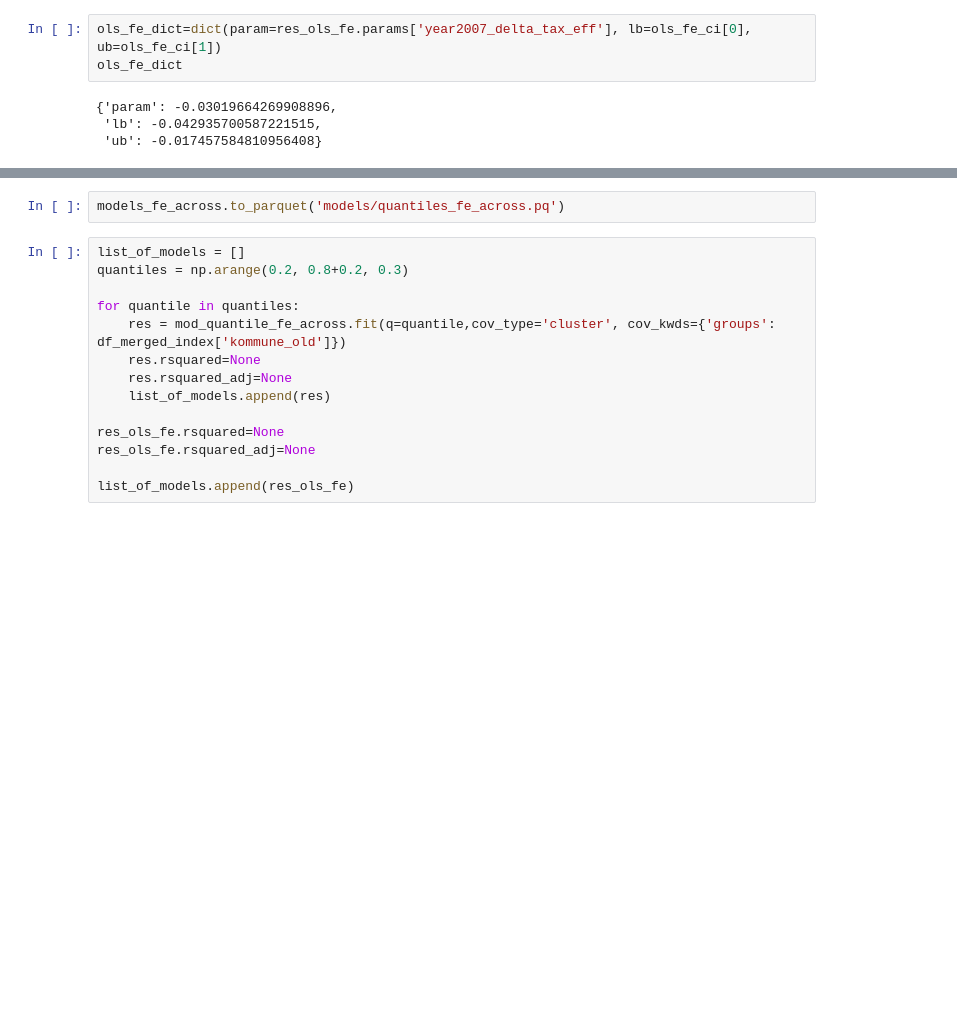
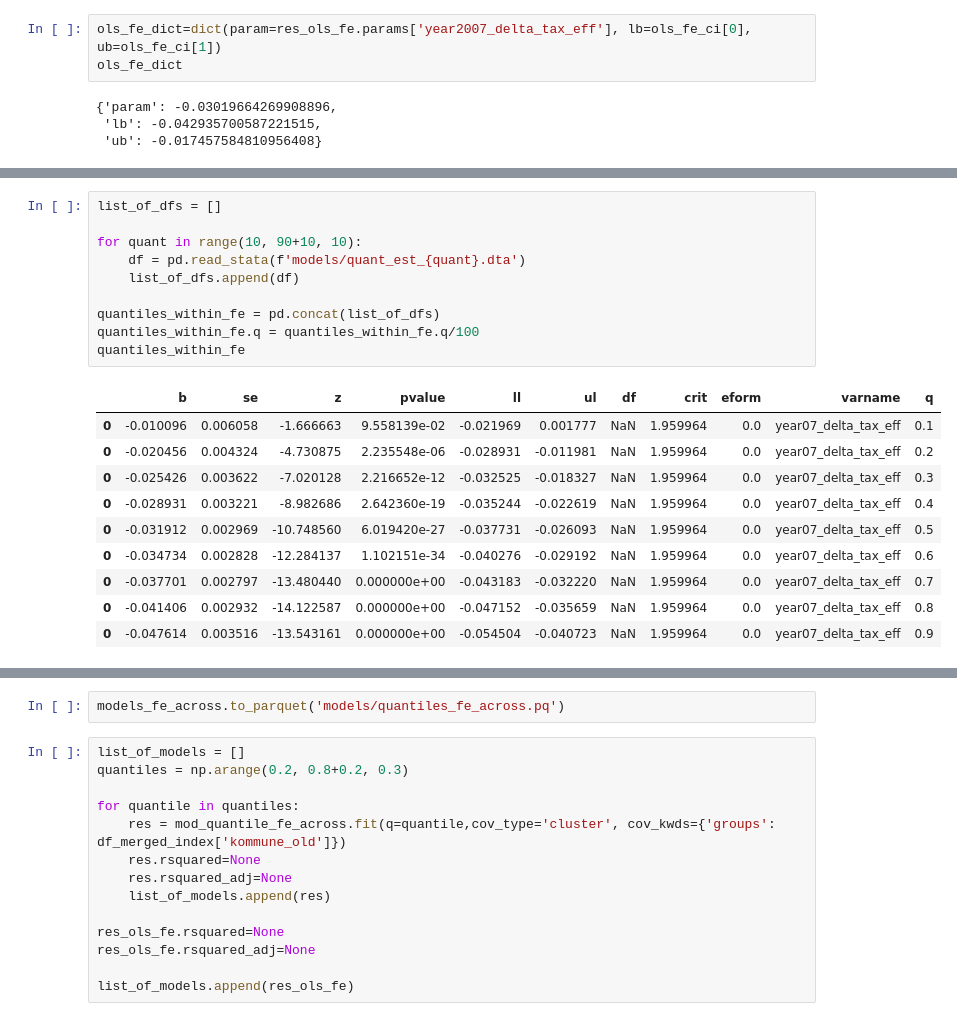
Before and after one commit to jorgenhost/No_taxation_without_capitalization, a Jupyter notebook: 5_main.ipynb, the cells around one changed output, grey strips where cells are left out. Drawn from its saved outputs; the diff is of its cells as text; blank space fills up the shorter version.

```diff
--- a/5_main.ipynb
+++ b/5_main.ipynb
@@ -628,0 +659,21 @@ plt.show()
+# %%
+list_of_dfs = []
+
+for quant in range(10, 90+10, 10):
+    df = pd.read_stata(f'models/quant_est_{quant}.dta')
+    list_of_dfs.append(df)
+
+quantiles_within_fe = pd.concat(list_of_dfs)
+quantiles_within_fe.q = quantiles_within_fe.q/100
+quantiles_within_fe
+# %% [output]
+|  | b | se | z | pvalue | ll | ul | df | crit | eform | varname | q |
+| 0 | -0.010096 | 0.006058 | -1.666663 | 9.558139e-02 | -0.021969 | 0.001777 | NaN | 1.959964 | 0.0 | year07_delta_tax_eff | 0.1 |
+| 0 | -0.020456 | 0.004324 | -4.730875 | 2.235548e-06 | -0.028931 | -0.011981 | NaN | 1.959964 | 0.0 | year07_delta_tax_eff | 0.2 |
+| 0 | -0.025426 | 0.003622 | -7.020128 | 2.216652e-12 | -0.032525 | -0.018327 | NaN | 1.959964 | 0.0 | year07_delta_tax_eff | 0.3 |
+| 0 | -0.028931 | 0.003221 | -8.982686 | 2.642360e-19 | -0.035244 | -0.022619 | NaN | 1.959964 | 0.0 | year07_delta_tax_eff | 0.4 |
+| 0 | -0.031912 | 0.002969 | -10.748560 | 6.019420e-27 | -0.037731 | -0.026093 | NaN | 1.959964 | 0.0 | year07_delta_tax_eff | 0.5 |
+| 0 | -0.034734 | 0.002828 | -12.284137 | 1.102151e-34 | -0.040276 | -0.029192 | NaN | 1.959964 | 0.0 | year07_delta_tax_eff | 0.6 |
+| 0 | -0.037701 | 0.002797 | -13.480440 | 0.000000e+00 | -0.043183 | -0.032220 | NaN | 1.959964 | 0.0 | year07_delta_tax_eff | 0.7 |
+| 0 | -0.041406 | 0.002932 | -14.122587 | 0.000000e+00 | -0.047152 | -0.035659 | NaN | 1.959964 | 0.0 | year07_delta_tax_eff | 0.8 |
+| 0 | -0.047614 | 0.003516 | -13.543161 | 0.000000e+00 | -0.054504 | -0.040723 | NaN | 1.959964 | 0.0 | year07_delta_tax_eff | 0.9 |
```
Also changed, not shown: parts of 16 cells of this notebook, 19 other files.
